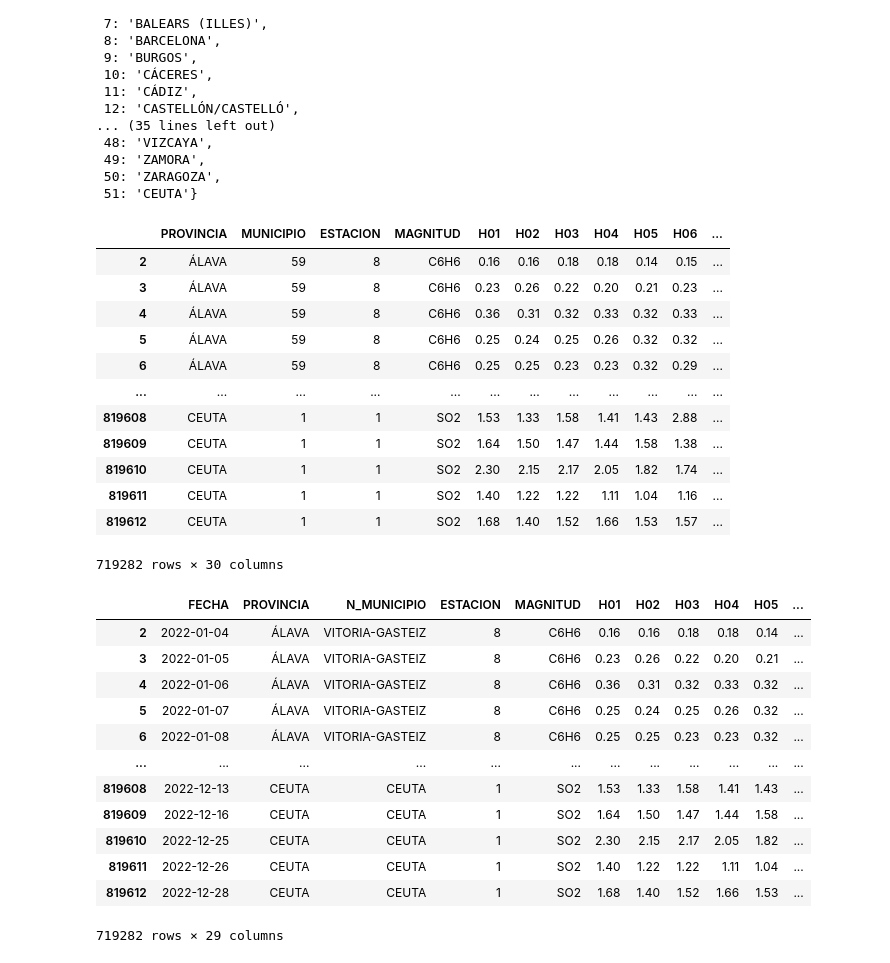
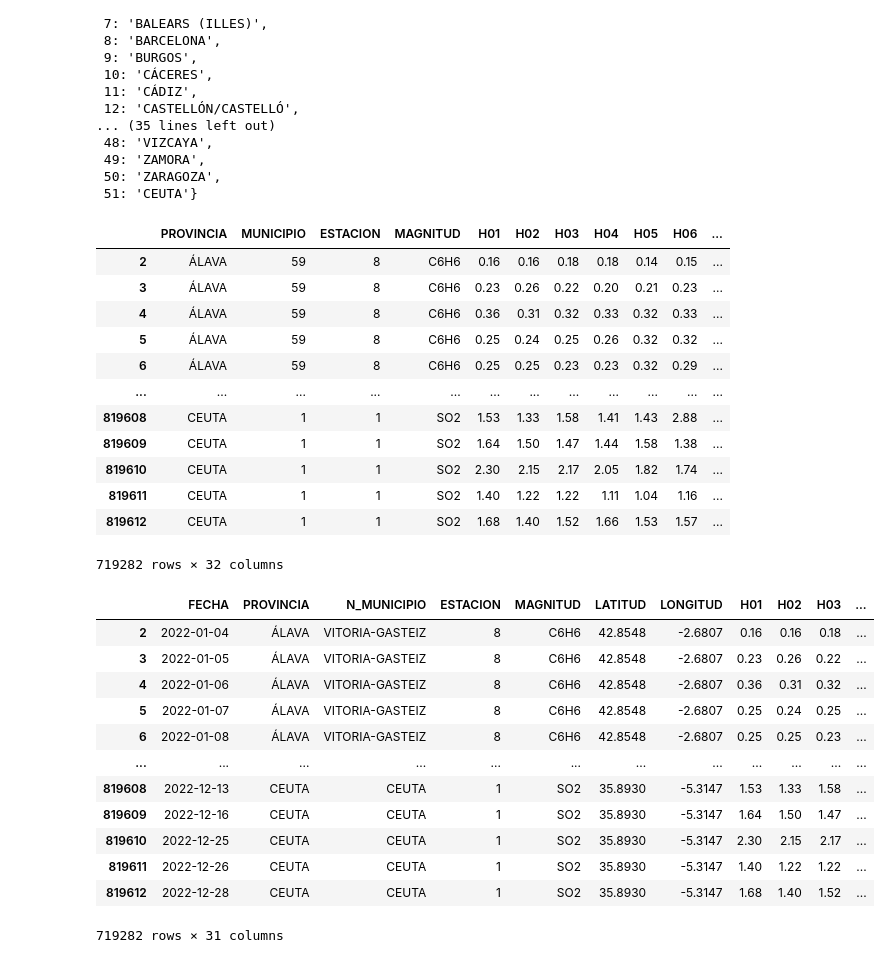
Before and after one commit to Pilizmt/Final-project-air-quality, a Jupyter notebook: src/pre-processing.ipynb, the cells around one changed output. Cells and saved outputs as stored; diff of their text form; code cells hidden in the pictures.

```diff
--- a/src/pre-processing.ipynb
+++ b/src/pre-processing.ipynb
@@ -242,6 +242,32 @@ diccionario_provincias
  49: 'ZAMORA',
  50: 'ZARAGOZA',
  51: 'CEUTA'}
+# %%
+# Crear el diccionario longitud
+dicc_longitude = {(row['PROVINCIA'], row['MUNICIPIO'], row['ESTACION']): row['LONGITUD_G'] for index, row in stations_excel.iterrows()}
+
+# Crear el diccionario latitud
+dicc_latitude = {(row['PROVINCIA'], row['MUNICIPIO'], row['ESTACION']): row['LATITUD_G'] for index, row in stations_excel.iterrows()}
+# %%
+# Función para mapear cada fila al valor del diccionario
+def mapear_latitud(row):
+    # Crea una tupla con los valores de la fila
+    clave = (row['PROVINCIA'], row['MUNICIPIO'], row['ESTACION'])
+    # Devuelve el valor correspondiente del diccionario
+    return dicc_latitude.get(clave, None)  # Retorna None si la clave no existe
+
+# Aplica la función a cada fila y crea una nueva columna
+pollutants['LATITUD'] = pollutants.apply(mapear_latitud, axis=1)
+# %%
+# Función para mapear cada fila al valor del diccionario
+def mapear_longitud(row):
+    # Crea una tupla con los valores de la fila
+    clave = (row['PROVINCIA'], row['MUNICIPIO'], row['ESTACION'])
+    # Devuelve el valor correspondiente del diccionario
+    return dicc_longitude.get(clave, None)  # Retorna None si la clave no existe
+
+# Aplica la función a cada fila y crea una nueva columna
+pollutants['LONGITUD'] = pollutants.apply(mapear_longitud, axis=1)
 # %%
 # Crear clave combinada en el DataFrame objetivo para crear la columna con los nombres de los municipios
 pollutants['LOC_MUNIC'] = pollutants.apply(lambda x: (x['PROVINCIA'], x['MUNICIPIO']), axis=1)
@@ -268,34 +294,34 @@ pollutants
 | 819610 | CEUTA | 1 | 1 | SO2 | 2.30 | 2.15 | 2.17 | 2.05 | 1.82 | 1.74 | ... |
 | 819611 | CEUTA | 1 | 1 | SO2 | 1.40 | 1.22 | 1.22 | 1.11 | 1.04 | 1.16 | ... |
 | 819612 | CEUTA | 1 | 1 | SO2 | 1.68 | 1.40 | 1.52 | 1.66 | 1.53 | 1.57 | ... |
-719282 rows × 30 columns
+719282 rows × 32 columns
 # %%
 # Cambiar el orden de las columnas
 
 # Nombres de las columnas de horas en orden
 columnas_horas = ['H01', 'H02', 'H03', 'H04', 'H05', 'H06', 'H07', 'H08', 'H09', 'H10',
                   'H11', 'H12', 'H13', 'H14', 'H15', 'H16', 'H17', 'H18', 'H19', 'H20',
                   'H21', 'H22', 'H23', 'H24']
 
 # Nuevo orden de las columnas
-nuevo_orden = ['FECHA', 'PROVINCIA', 'N_MUNICIPIO', 'ESTACION', 'MAGNITUD'] + columnas_horas
+nuevo_orden = ['FECHA', 'PROVINCIA', 'N_MUNICIPIO', 'ESTACION', 'MAGNITUD', 'LATITUD', 'LONGITUD'] + columnas_horas
 
 pollutants = pollutants[nuevo_orden]
 pollutants
 # %% [output]
-|  | FECHA | PROVINCIA | N_MUNICIPIO | ESTACION | MAGNITUD | H01 | H02 | H03 | H04 | H05 | ... |
-| 2 | 2022-01-04 | ÁLAVA | VITORIA-GASTEIZ | 8 | C6H6 | 0.16 | 0.16 | 0.18 | 0.18 | 0.14 | ... |
-| 3 | 2022-01-05 | ÁLAVA | VITORIA-GASTEIZ | 8 | C6H6 | 0.23 | 0.26 | 0.22 | 0.20 | 0.21 | ... |
-| 4 | 2022-01-06 | ÁLAVA | VITORIA-GASTEIZ | 8 | C6H6 | 0.36 | 0.31 | 0.32 | 0.33 | 0.32 | ... |
-| 5 | 2022-01-07 | ÁLAVA | VITORIA-GASTEIZ | 8 | C6H6 | 0.25 | 0.24 | 0.25 | 0.26 | 0.32 | ... |
-| 6 | 2022-01-08 | ÁLAVA | VITORIA-GASTEIZ | 8 | C6H6 | 0.25 | 0.25 | 0.23 | 0.23 | 0.32 | ... |
+|  | FECHA | PROVINCIA | N_MUNICIPIO | ESTACION | MAGNITUD | LATITUD | LONGITUD | H01 | H02 | H03 | ... |
+| 2 | 2022-01-04 | ÁLAVA | VITORIA-GASTEIZ | 8 | C6H6 | 42.8548 | -2.6807 | 0.16 | 0.16 | 0.18 | ... |
+| 3 | 2022-01-05 | ÁLAVA | VITORIA-GASTEIZ | 8 | C6H6 | 42.8548 | -2.6807 | 0.23 | 0.26 | 0.22 | ... |
+| 4 | 2022-01-06 | ÁLAVA | VITORIA-GASTEIZ | 8 | C6H6 | 42.8548 | -2.6807 | 0.36 | 0.31 | 0.32 | ... |
+| 5 | 2022-01-07 | ÁLAVA | VITORIA-GASTEIZ | 8 | C6H6 | 42.8548 | -2.6807 | 0.25 | 0.24 | 0.25 | ... |
+| 6 | 2022-01-08 | ÁLAVA | VITORIA-GASTEIZ | 8 | C6H6 | 42.8548 | -2.6807 | 0.25 | 0.25 | 0.23 | ... |
 | ... | ... | ... | ... | ... | ... | ... | ... | ... | ... | ... | ... |
-| 819608 | 2022-12-13 | CEUTA | CEUTA | 1 | SO2 | 1.53 | 1.33 | 1.58 | 1.41 | 1.43 | ... |
-| 819609 | 2022-12-16 | CEUTA | CEUTA | 1 | SO2 | 1.64 | 1.50 | 1.47 | 1.44 | 1.58 | ... |
-| 819610 | 2022-12-25 | CEUTA | CEUTA | 1 | SO2 | 2.30 | 2.15 | 2.17 | 2.05 | 1.82 | ... |
-| 819611 | 2022-12-26 | CEUTA | CEUTA | 1 | SO2 | 1.40 | 1.22 | 1.22 | 1.11 | 1.04 | ... |
-| 819612 | 2022-12-28 | CEUTA | CEUTA | 1 | SO2 | 1.68 | 1.40 | 1.52 | 1.66 | 1.53 | ... |
+| 819608 | 2022-12-13 | CEUTA | CEUTA | 1 | SO2 | 35.8930 | -5.3147 | 1.53 | 1.33 | 1.58 | ... |
+| 819609 | 2022-12-16 | CEUTA | CEUTA | 1 | SO2 | 35.8930 | -5.3147 | 1.64 | 1.50 | 1.47 | ... |
+| 819610 | 2022-12-25 | CEUTA | CEUTA | 1 | SO2 | 35.8930 | -5.3147 | 2.30 | 2.15 | 2.17 | ... |
+| 819611 | 2022-12-26 | CEUTA | CEUTA | 1 | SO2 | 35.8930 | -5.3147 | 1.40 | 1.22 | 1.22 | ... |
+| 819612 | 2022-12-28 | CEUTA | CEUTA | 1 | SO2 | 35.8930 | -5.3147 | 1.68 | 1.40 | 1.52 | ... |
-719282 rows × 29 columns
+719282 rows × 31 columns
 # %%
 # Guardar dataframe procesado
 pollutants_clean = pollutants.to_csv('../data/processed/clean_pollutants.csv', index=False)
```
Also changed, not shown: 1 other file.
